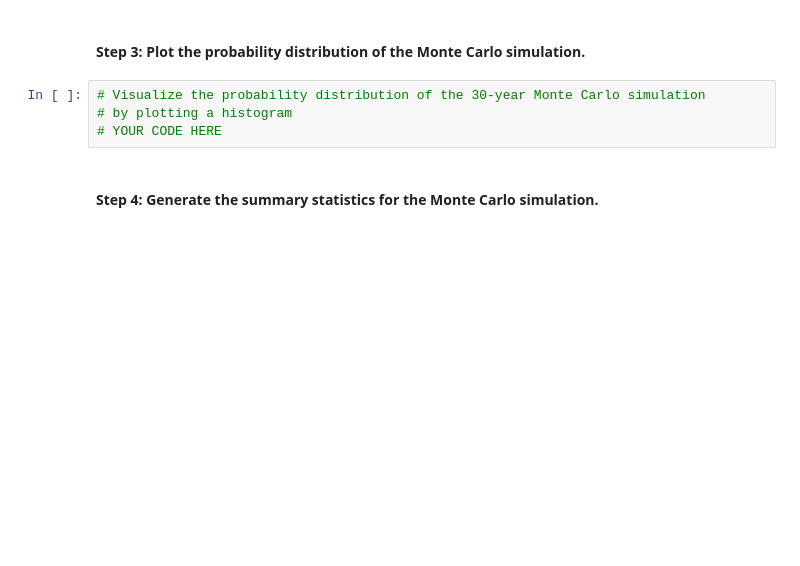
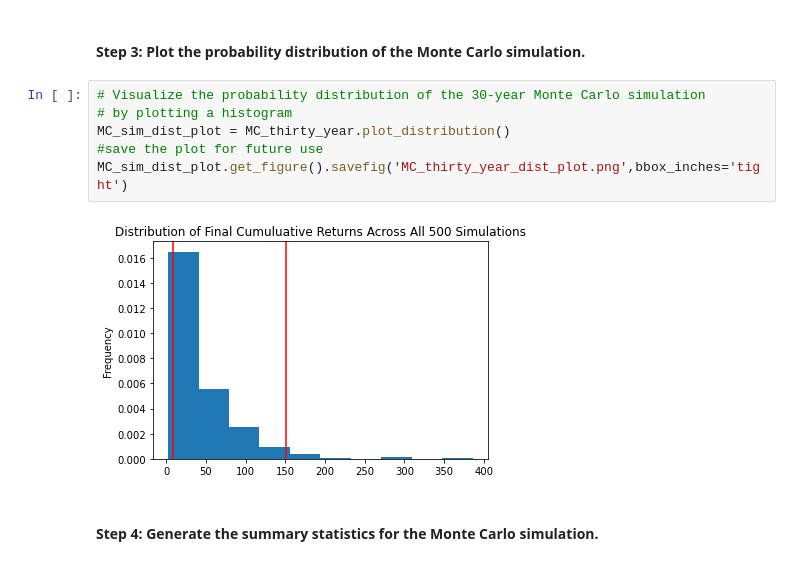
Before and after one commit to nmendelow/bootcamp_challenge_5, a Jupyter notebook: financial_planning_tools.ipynb, the cells around one changed output. Drawn from its saved outputs; the diff is of its cells as text; blank space fills up the shorter version.

```diff
--- a/financial_planning_tools.ipynb
+++ b/financial_planning_tools.ipynb
@@ -458,7 +541,11 @@ In this section, you’ll use the MCForecastTools library to create a Monte Carl
 # %%
 # Visualize the probability distribution of the 30-year Monte Carlo simulation
 # by plotting a histogram
-# YOUR CODE HERE
+MC_sim_dist_plot = MC_thirty_year.plot_distribution()
+#save the plot for future use
+MC_sim_dist_plot.get_figure().savefig('MC_thirty_year_dist_plot.png',bbox_inches='tight')
+# %% [output]
+[figure, added]
 # %% [markdown]
 #### Step 4: Generate the summary statistics for the Monte Carlo simulation.
 # %%
```
Also changed, not shown: parts of 35 cells of this notebook, 8 other files.
